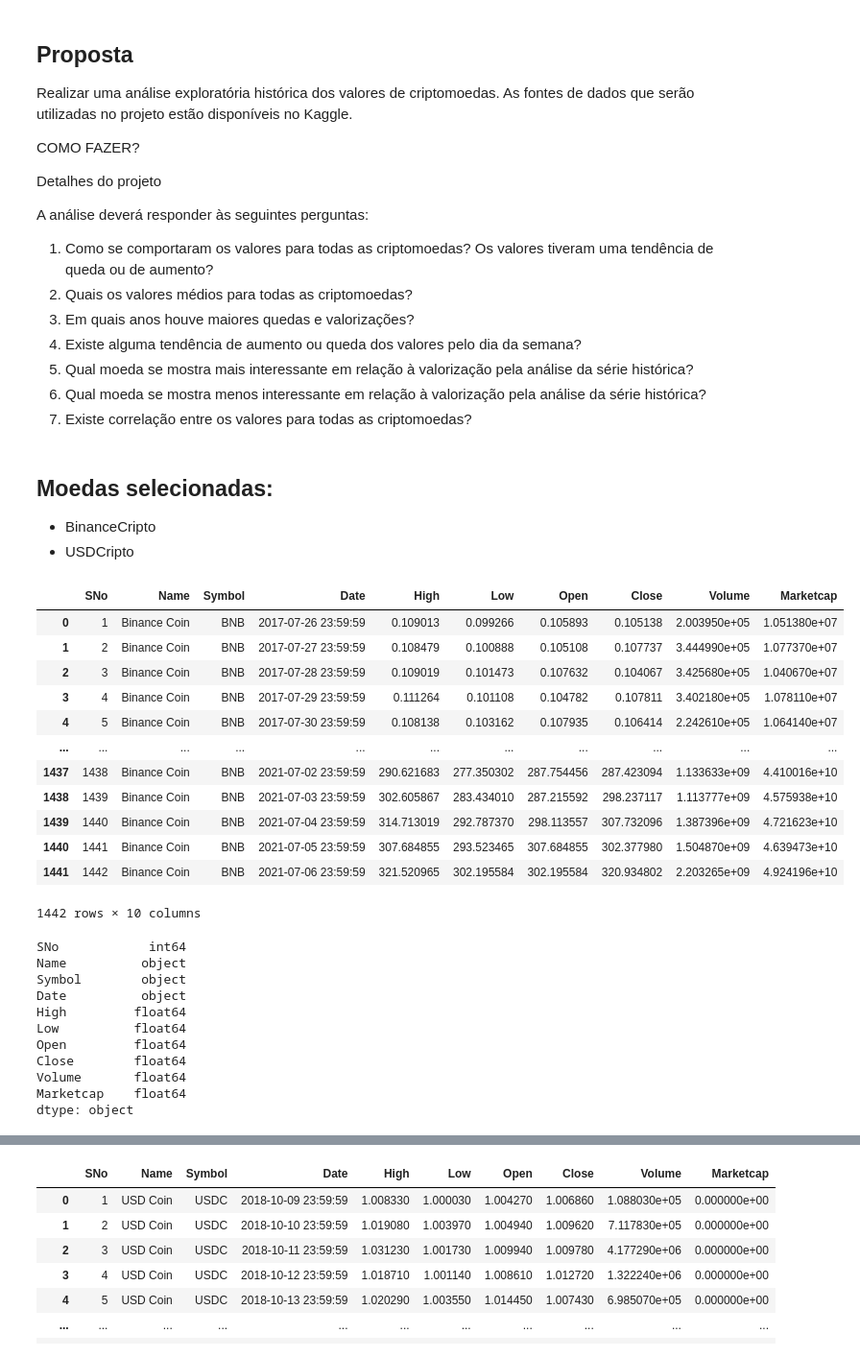
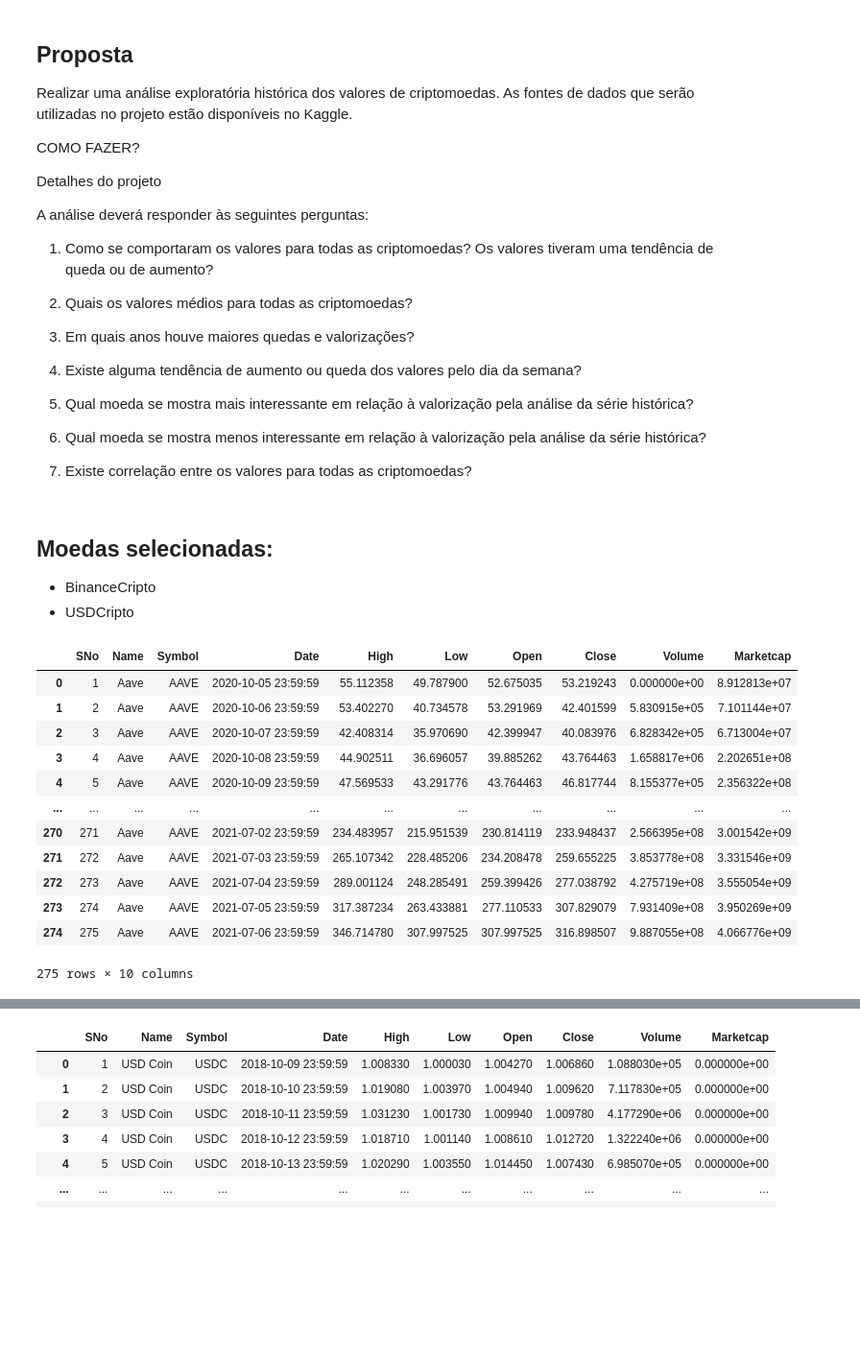
Before and after one commit to luisgoni/Criptomoedas-m5, a Jupyter notebook: Projeto_Cryptomoedas.ipynb, the cells around one changed output, grey strips where cells are left out. Shown at 96% size. Saved outputs shown, nothing was run; the diff lists cells and outputs as text; code cells hidden in the pictures; blank space fills up the shorter version.

```diff
--- a/Projeto_Cryptomoedas.ipynb
+++ b/Projeto_Cryptomoedas.ipynb
@@ -13,15 +13,18 @@ COMO FAZER?
 Detalhes do projeto
 
 A análise deverá responder às seguintes perguntas:
-1. Como se comportaram os valores para todas as criptomoedas? Os valores tiveram uma
-tendência de queda ou de aumento?
+
+1. Como se comportaram os valores para todas as criptomoedas? Os valores tiveram uma tendência de queda ou de aumento?
+
 2. Quais os valores médios para todas as criptomoedas?
+
 3. Em quais anos houve maiores quedas e valorizações?
+
 4. Existe alguma tendência de aumento ou queda dos valores pelo dia da semana?
-5. Qual moeda se mostra mais interessante em relação à valorização pela análise da série
-histórica?
-6. Qual moeda se mostra menos interessante em relação à valorização pela análise da série
-histórica?
+
+5. Qual moeda se mostra mais interessante em relação à valorização pela análise da série histórica?
+
+6. Qual moeda se mostra menos interessante em relação à valorização pela análise da série histórica?
 7. Existe correlação entre os valores para todas as criptomoedas?
 # %% [markdown]
 ## Moedas selecionadas:
@@ -33,33 +36,19 @@ histórica?
 import pandas as pd
 # %%
 # Extrair arquivo
-binance = pd.read_csv("coin_BinanceCoin.csv")
-binance
+aave = pd.read_csv("coin_Aave.csv")
+aave
 # %% [output]
 |  | SNo | Name | Symbol | Date | High | Low | Open | Close | Volume | Marketcap |
-| 0 | 1 | Binance Coin | BNB | 2017-07-26 23:59:59 | 0.109013 | 0.099266 | 0.105893 | 0.105138 | 2.003950e+05 | 1.051380e+07 |
-| 1 | 2 | Binance Coin | BNB | 2017-07-27 23:59:59 | 0.108479 | 0.100888 | 0.105108 | 0.107737 | 3.444990e+05 | 1.077370e+07 |
-| 2 | 3 | Binance Coin | BNB | 2017-07-28 23:59:59 | 0.109019 | 0.101473 | 0.107632 | 0.104067 | 3.425680e+05 | 1.040670e+07 |
-| 3 | 4 | Binance Coin | BNB | 2017-07-29 23:59:59 | 0.111264 | 0.101108 | 0.104782 | 0.107811 | 3.402180e+05 | 1.078110e+07 |
-| 4 | 5 | Binance Coin | BNB | 2017-07-30 23:59:59 | 0.108138 | 0.103162 | 0.107935 | 0.106414 | 2.242610e+05 | 1.064140e+07 |
+| 0 | 1 | Aave | AAVE | 2020-10-05 23:59:59 | 55.112358 | 49.787900 | 52.675035 | 53.219243 | 0.000000e+00 | 8.912813e+07 |
+| 1 | 2 | Aave | AAVE | 2020-10-06 23:59:59 | 53.402270 | 40.734578 | 53.291969 | 42.401599 | 5.830915e+05 | 7.101144e+07 |
+| 2 | 3 | Aave | AAVE | 2020-10-07 23:59:59 | 42.408314 | 35.970690 | 42.399947 | 40.083976 | 6.828342e+05 | 6.713004e+07 |
+| 3 | 4 | Aave | AAVE | 2020-10-08 23:59:59 | 44.902511 | 36.696057 | 39.885262 | 43.764463 | 1.658817e+06 | 2.202651e+08 |
+| 4 | 5 | Aave | AAVE | 2020-10-09 23:59:59 | 47.569533 | 43.291776 | 43.764463 | 46.817744 | 8.155377e+05 | 2.356322e+08 |
 | ... | ... | ... | ... | ... | ... | ... | ... | ... | ... | ... |
-| 1437 | 1438 | Binance Coin | BNB | 2021-07-02 23:59:59 | 290.621683 | 277.350302 | 287.754456 | 287.423094 | 1.133633e+09 | 4.410016e+10 |
-| 1438 | 1439 | Binance Coin | BNB | 2021-07-03 23:59:59 | 302.605867 | 283.434010 | 287.215592 | 298.237117 | 1.113777e+09 | 4.575938e+10 |
-| 1439 | 1440 | Binance Coin | BNB | 2021-07-04 23:59:59 | 314.713019 | 292.787370 | 298.113557 | 307.732096 | 1.387396e+09 | 4.721623e+10 |
-| 1440 | 1441 | Binance Coin | BNB | 2021-07-05 23:59:59 | 307.684855 | 293.523465 | 307.684855 | 302.377980 | 1.504870e+09 | 4.639473e+10 |
-| 1441 | 1442 | Binance Coin | BNB | 2021-07-06 23:59:59 | 321.520965 | 302.195584 | 302.195584 | 320.934802 | 2.203265e+09 | 4.924196e+10 |
+| 270 | 271 | Aave | AAVE | 2021-07-02 23:59:59 | 234.483957 | 215.951539 | 230.814119 | 233.948437 | 2.566395e+08 | 3.001542e+09 |
+| 271 | 272 | Aave | AAVE | 2021-07-03 23:59:59 | 265.107342 | 228.485206 | 234.208478 | 259.655225 | 3.853778e+08 | 3.331546e+09 |
+| 272 | 273 | Aave | AAVE | 2021-07-04 23:59:59 | 289.001124 | 248.285491 | 259.399426 | 277.038792 | 4.275719e+08 | 3.555054e+09 |
+| 273 | 274 | Aave | AAVE | 2021-07-05 23:59:59 | 317.387234 | 263.433881 | 277.110533 | 307.829079 | 7.931409e+08 | 3.950269e+09 |
+| 274 | 275 | Aave | AAVE | 2021-07-06 23:59:59 | 346.714780 | 307.997525 | 307.997525 | 316.898507 | 9.887055e+08 | 4.066776e+09 |
-1442 rows × 10 columns
+275 rows × 10 columns
-# %%
-binance.dtypes
-# %% [output]
-SNo            int64
-Name          object
-Symbol        object
-Date          object
-High         float64
-Low          float64
-Open         float64
-Close        float64
-Volume       float64
-Marketcap    float64
-dtype: object
```
Also changed, not shown: parts of 11 cells of this notebook.
